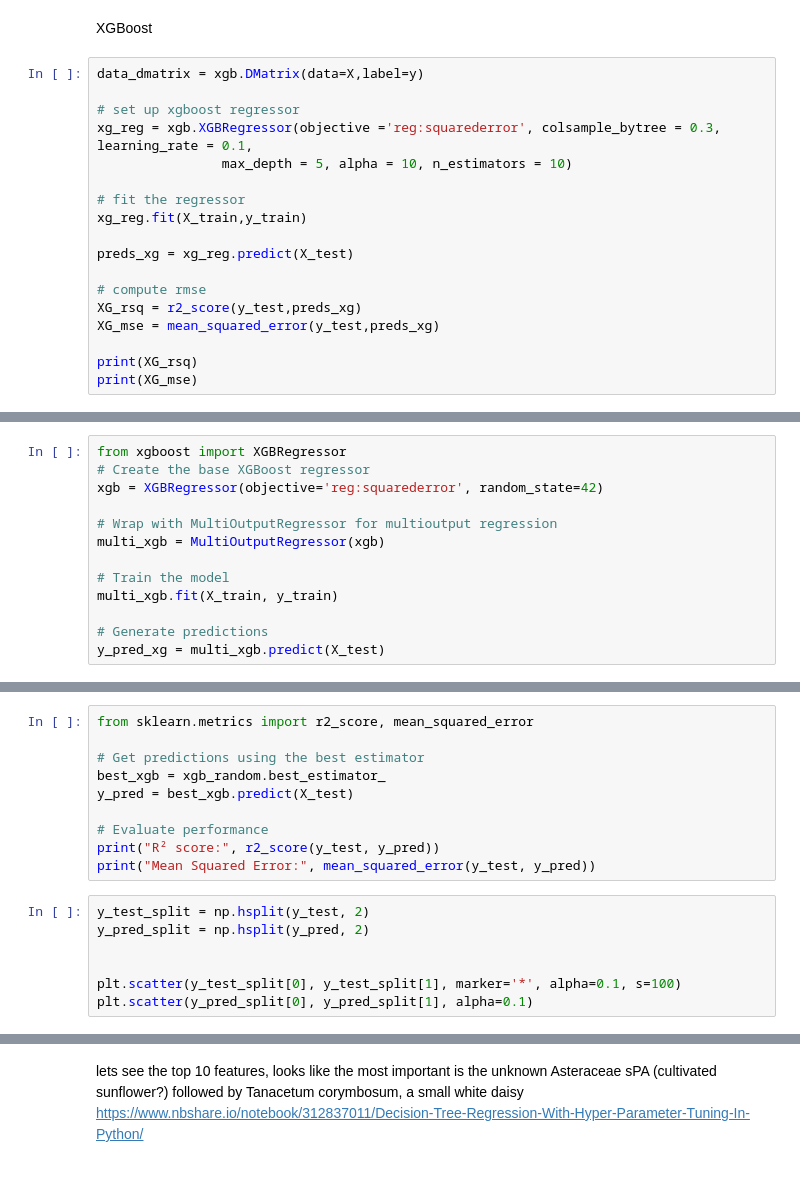
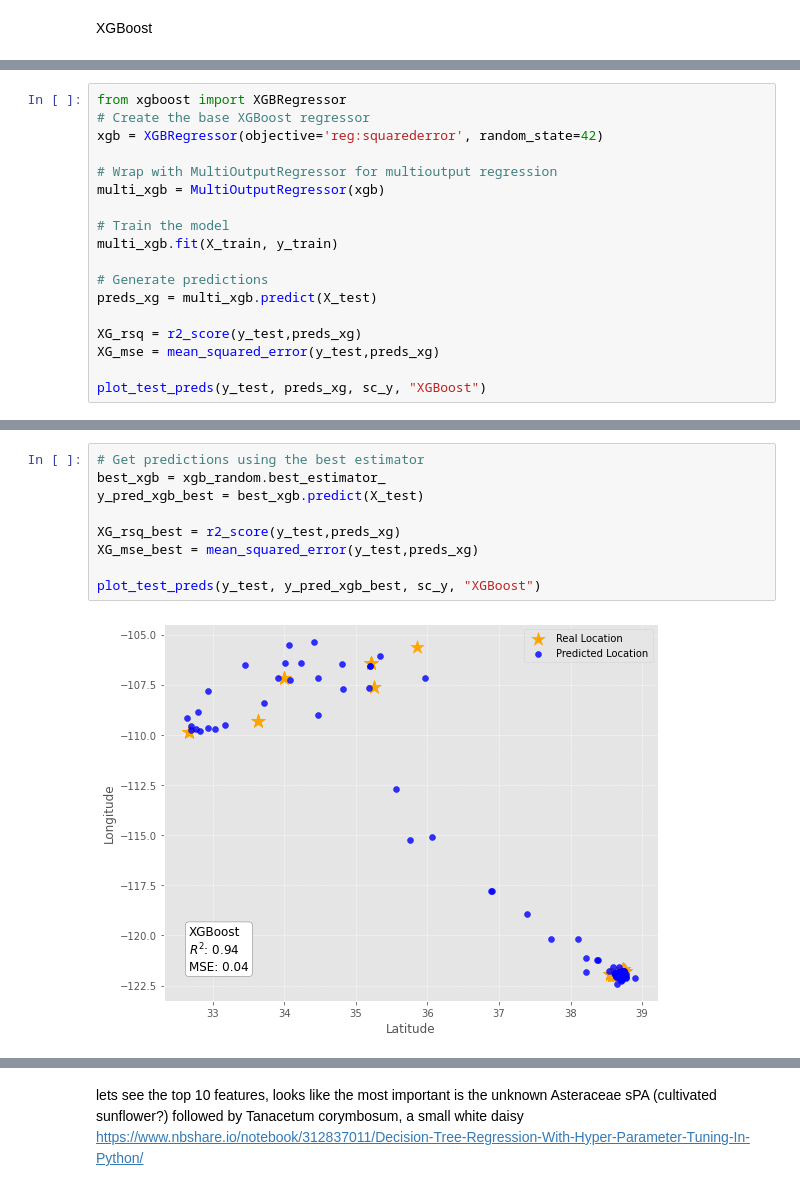
Before and after one commit to hayesrebecca/pollenGeolocation, a Jupyter notebook: 2_modelComparisons.ipynb, the cells around one changed output, grey strips where cells are left out. Cells and saved outputs as stored; diff of their text form.

Commit message:
feat: added all model pred vs real plots and ordered table by model performance

```diff
--- a/2_modelComparisons.ipynb
+++ b/2_modelComparisons.ipynb
@@ -169,21 +170,3 @@ if RF_tuning == True:
     rf_random.best_params_
 # %% [markdown]
 XGBoost
-# %%
-data_dmatrix = xgb.DMatrix(data=X,label=y)
-
-# set up xgboost regressor
-xg_reg = xgb.XGBRegressor(objective ='reg:squarederror', colsample_bytree = 0.3, learning_rate = 0.1,
-                max_depth = 5, alpha = 10, n_estimators = 10)
-
-# fit the regressor
-xg_reg.fit(X_train,y_train)
-
-preds_xg = xg_reg.predict(X_test)
-
-# compute rmse
-XG_rsq = r2_score(y_test,preds_xg)
-XG_mse = mean_squared_error(y_test,preds_xg)
-
-print(XG_rsq)
-print(XG_mse)
@@ -215,4 +182,9 @@ multi_xgb = MultiOutputRegressor(xgb)
 multi_xgb.fit(X_train, y_train)
 
 # Generate predictions
-y_pred_xg = multi_xgb.predict(X_test)
+preds_xg = multi_xgb.predict(X_test)
+
+XG_rsq = r2_score(y_test,preds_xg)
+XG_mse = mean_squared_error(y_test,preds_xg)
+
+plot_test_preds(y_test, preds_xg, sc_y, "XGBoost")
@@ -259,18 +226,12 @@ print("Best parameters found: ", xgb_random.best_params_)
 # %%
-from sklearn.metrics import r2_score, mean_squared_error
-
 # Get predictions using the best estimator
 best_xgb = xgb_random.best_estimator_
-y_pred = best_xgb.predict(X_test)
+y_pred_xgb_best = best_xgb.predict(X_test)
 
-# Evaluate performance
-print("R² score:", r2_score(y_test, y_pred))
-print("Mean Squared Error:", mean_squared_error(y_test, y_pred))
+XG_rsq_best = r2_score(y_test,preds_xg)
+XG_mse_best = mean_squared_error(y_test,preds_xg)
+
+plot_test_preds(y_test, y_pred_xgb_best, sc_y, "XGBoost")
+# %% [output]
+[figure, added]
-# %%
-y_test_split = np.hsplit(y_test, 2)
-y_pred_split = np.hsplit(y_pred, 2)
-
-
-plt.scatter(y_test_split[0], y_test_split[1], marker='*', alpha=0.1, s=100)
-plt.scatter(y_pred_split[0], y_pred_split[1], alpha=0.1)
 # %%
```
Also changed, not shown: parts of 10 cells of this notebook.
